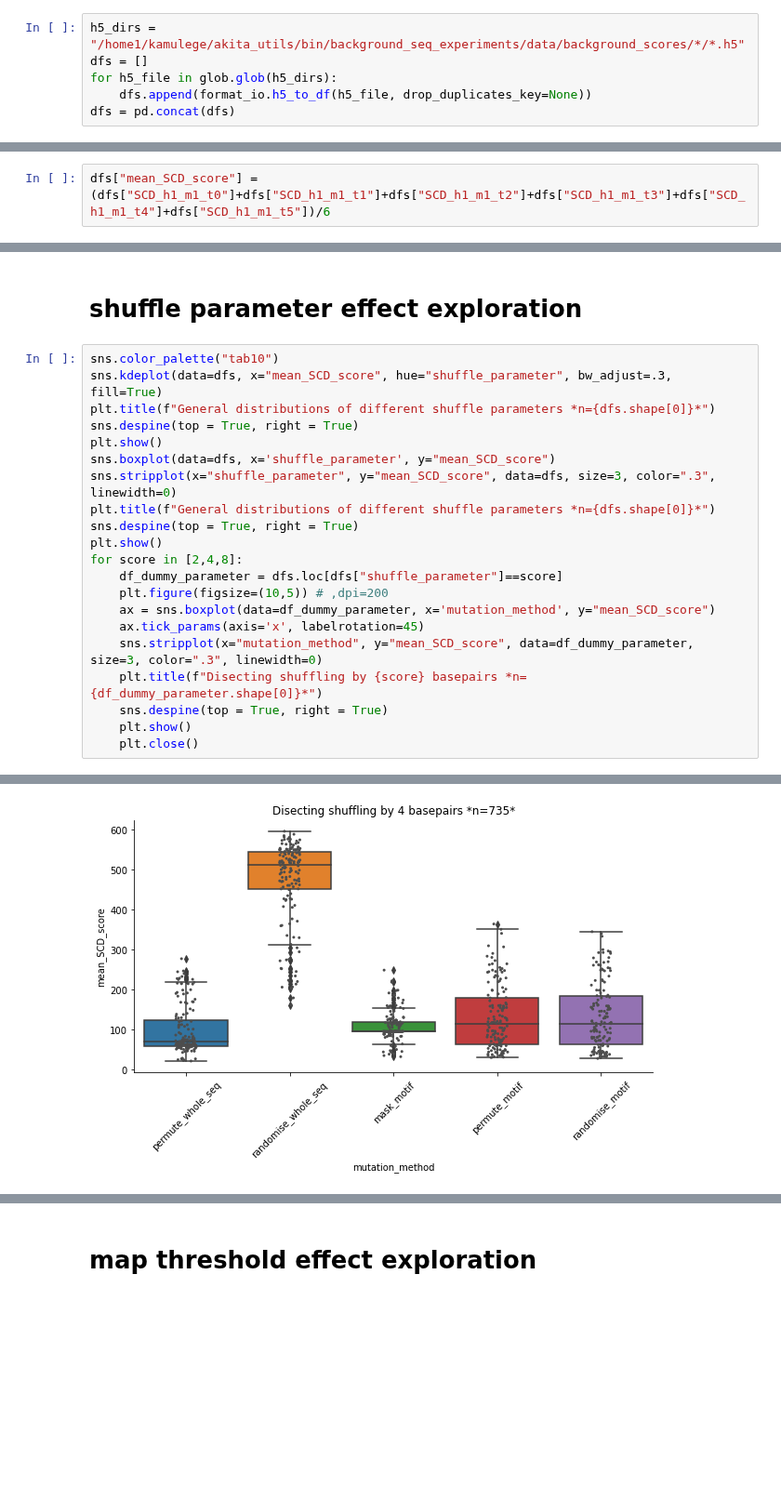
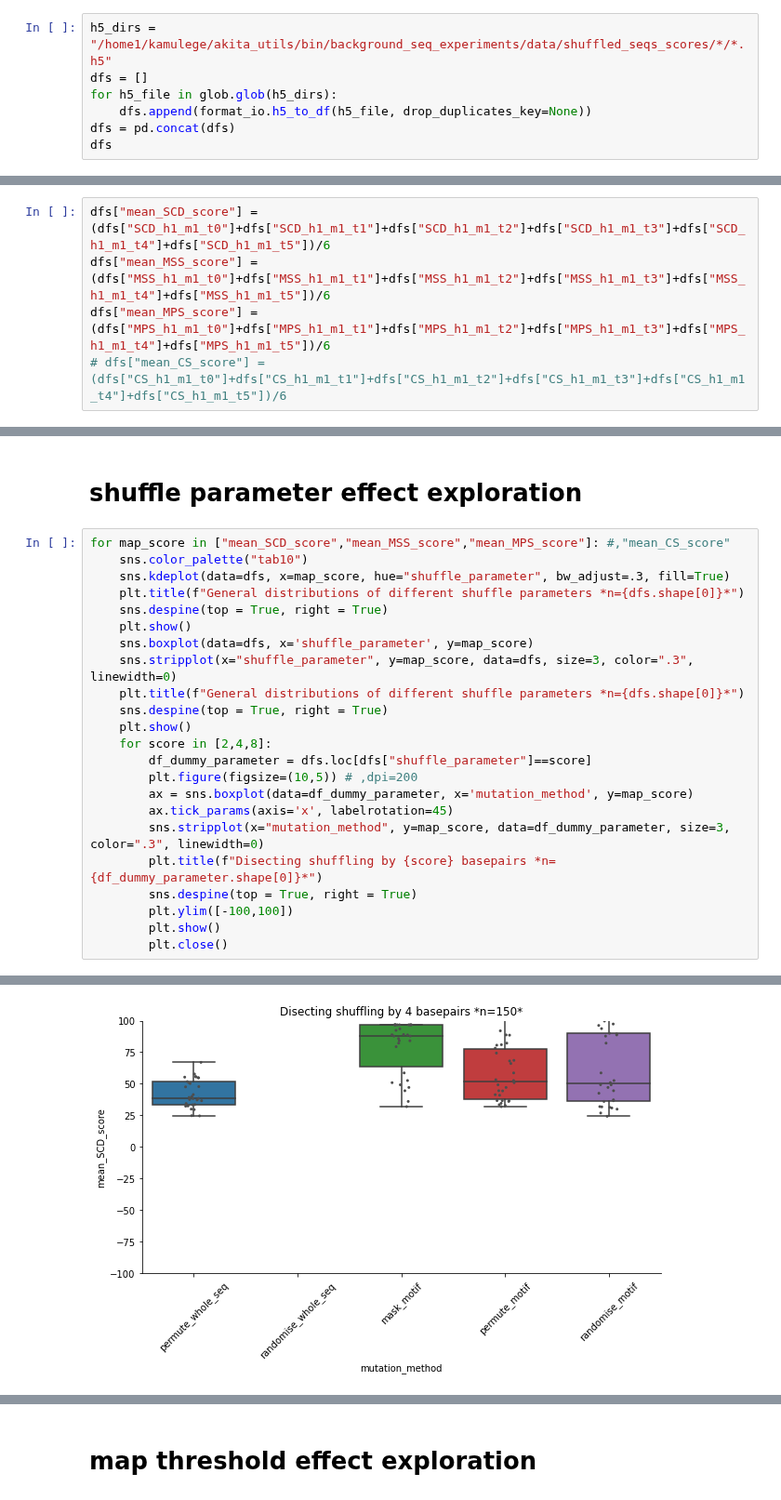
Before and after one commit to Fudenberg-Research-Group/akita_utils, a Jupyter notebook: bin/background_seq_experiments/analysis/background_scores_and_parameter_analysis.ipynb, the cells around one changed output, grey strips where cells are left out. Shown at 93% size. Drawn from its saved outputs; the diff is of its cells as text; blank space fills up the shorter version.

```diff
--- a/bin/background_seq_experiments/analysis/background_scores_and_parameter_analysis.ipynb
+++ b/bin/background_seq_experiments/analysis/background_scores_and_parameter_analysis.ipynb
@@ -16,8 +16,9 @@ import akita_utils.format_io as format_io
 # %% [markdown]
 # Importing scores from simulations
 # %%
-h5_dirs = "/home1/kamulege/akita_utils/bin/background_seq_experiments/data/background_scores/*/*.h5"
+h5_dirs = "/home1/kamulege/akita_utils/bin/background_seq_experiments/data/shuffled_seqs_scores/*/*.h5"
 dfs = []
 for h5_file in glob.glob(h5_dirs):
     dfs.append(format_io.h5_to_df(h5_file, drop_duplicates_key=None))
 dfs = pd.concat(dfs)
+dfs
@@ -24,5 +39,8 @@ dfs = pd.concat(dfs)
 # %%
 dfs["mean_SCD_score"] = (dfs["SCD_h1_m1_t0"]+dfs["SCD_h1_m1_t1"]+dfs["SCD_h1_m1_t2"]+dfs["SCD_h1_m1_t3"]+dfs["SCD_h1_m1_t4"]+dfs["SCD_h1_m1_t5"])/6
+dfs["mean_MSS_score"] = (dfs["MSS_h1_m1_t0"]+dfs["MSS_h1_m1_t1"]+dfs["MSS_h1_m1_t2"]+dfs["MSS_h1_m1_t3"]+dfs["MSS_h1_m1_t4"]+dfs["MSS_h1_m1_t5"])/6
+dfs["mean_MPS_score"] = (dfs["MPS_h1_m1_t0"]+dfs["MPS_h1_m1_t1"]+dfs["MPS_h1_m1_t2"]+dfs["MPS_h1_m1_t3"]+dfs["MPS_h1_m1_t4"]+dfs["MPS_h1_m1_t5"])/6
+# dfs["mean_CS_score"] = (dfs["CS_h1_m1_t0"]+dfs["CS_h1_m1_t1"]+dfs["CS_h1_m1_t2"]+dfs["CS_h1_m1_t3"]+dfs["CS_h1_m1_t4"]+dfs["CS_h1_m1_t5"])/6
 # %% [markdown]
 # General scores distribution
 # %%
@@ -35,24 +71,26 @@ Text(0.5, 1.0, 'General distributions of SCD scores *n=2205*')
 # %% [markdown]
 # shuffle parameter effect exploration
 # %%
-sns.color_palette("tab10")
-sns.kdeplot(data=dfs, x="mean_SCD_score", hue="shuffle_parameter", bw_adjust=.3, fill=True)
-plt.title(f"General distributions of different shuffle parameters *n={dfs.shape[0]}*")
-sns.despine(top = True, right = True)
-plt.show()
-sns.boxplot(data=dfs, x='shuffle_parameter', y="mean_SCD_score")
-sns.stripplot(x="shuffle_parameter", y="mean_SCD_score", data=dfs, size=3, color=".3", linewidth=0)
-plt.title(f"General distributions of different shuffle parameters *n={dfs.shape[0]}*")
-sns.despine(top = True, right = True)
-plt.show()
-for score in [2,4,8]:
-    df_dummy_parameter = dfs.loc[dfs["shuffle_parameter"]==score]
-    plt.figure(figsize=(10,5)) # ,dpi=200
-    ax = sns.boxplot(data=df_dummy_parameter, x='mutation_method', y="mean_SCD_score")
-    ax.tick_params(axis='x', labelrotation=45)
-    sns.stripplot(x="mutation_method", y="mean_SCD_score", data=df_dummy_parameter, size=3, color=".3", linewidth=0)
-    plt.title(f"Disecting shuffling by {score} basepairs *n={df_dummy_parameter.shape[0]}*")
+for map_score in ["mean_SCD_score","mean_MSS_score","mean_MPS_score"]: #,"mean_CS_score"
+    sns.color_palette("tab10")
+    sns.kdeplot(data=dfs, x=map_score, hue="shuffle_parameter", bw_adjust=.3, fill=True)
+    plt.title(f"General distributions of different shuffle parameters *n={dfs.shape[0]}*")
     sns.despine(top = True, right = True)
     plt.show()
-    plt.close()
+    sns.boxplot(data=dfs, x='shuffle_parameter', y=map_score)
+    sns.stripplot(x="shuffle_parameter", y=map_score, data=dfs, size=3, color=".3", linewidth=0)
+    plt.title(f"General distributions of different shuffle parameters *n={dfs.shape[0]}*")
+    sns.despine(top = True, right = True)
+    plt.show()
+    for score in [2,4,8]:
+        df_dummy_parameter = dfs.loc[dfs["shuffle_parameter"]==score]
+        plt.figure(figsize=(10,5)) # ,dpi=200
+        ax = sns.boxplot(data=df_dummy_parameter, x='mutation_method', y=map_score)
+        ax.tick_params(axis='x', labelrotation=45)
+        sns.stripplot(x="mutation_method", y=map_score, data=df_dummy_parameter, size=3, color=".3", linewidth=0)
+        plt.title(f"Disecting shuffling by {score} basepairs *n={df_dummy_parameter.shape[0]}*")
+        sns.despine(top = True, right = True)
+        plt.ylim([-100,100])
+        plt.show()
+        plt.close()
 # %% [output]
@@ -62 +100 @@ for score in [2,4,8]:
-[figure, old version]
+[figure, new version]
```
Also changed, not shown: parts of 8 cells of this notebook, 19 other files.
